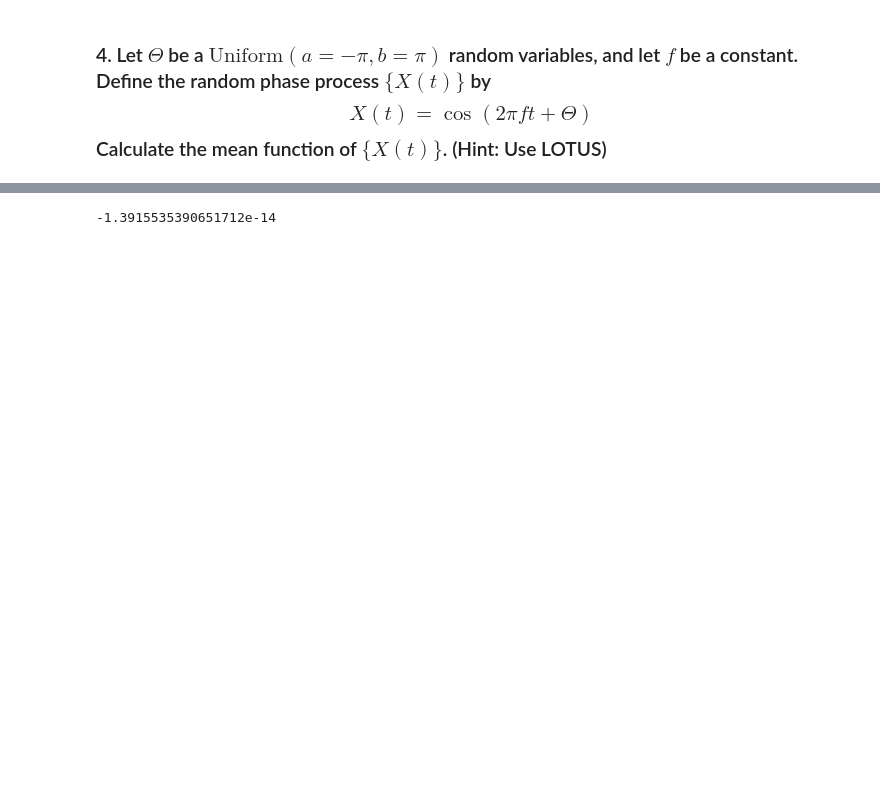
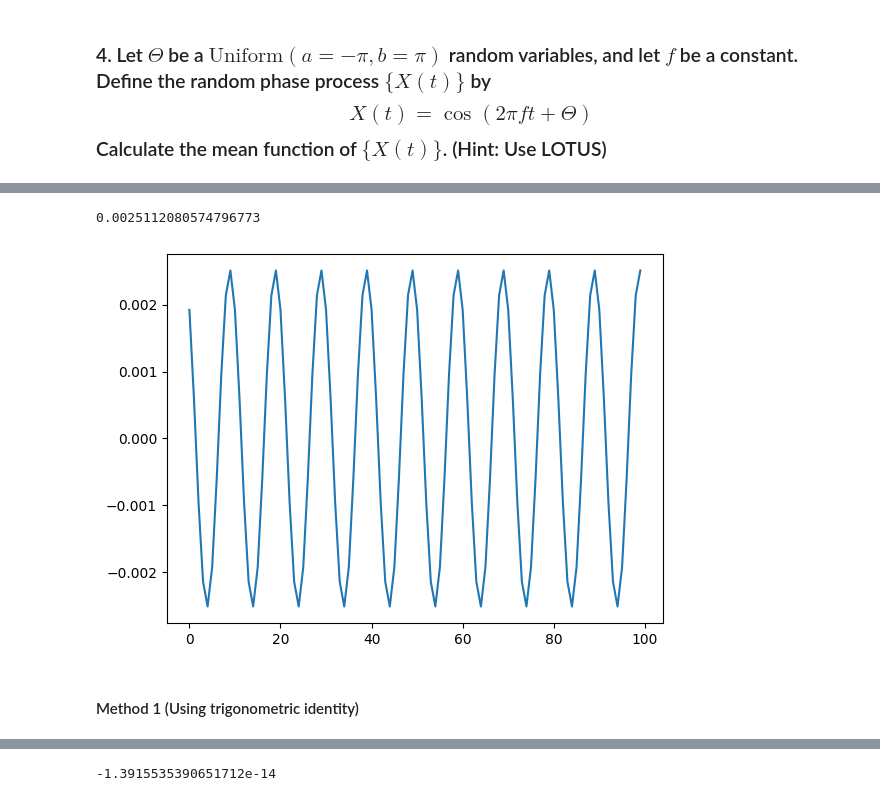
Before and after one commit to yjtek/math, a Jupyter notebook: Section 4: Random Processes/50. Mean Function/questions.ipynb, the cells around one changed output, grey strips where cells are left out. Saved outputs shown, nothing was run; the diff lists cells and outputs as text; code cells hidden in the pictures; blank space fills up the shorter version.

```diff
--- a/Section 4: Random Processes/50. Mean Function/questions.ipynb
+++ b/Section 4: Random Processes/50. Mean Function/questions.ipynb
@@ -30,3 +53,14 @@ $$\begin{align}
+# %%
+THETA = np.random.uniform(-np.pi, np.pi, size=10_000)
+tvals = np.arange(-5,5,0.1)
+
+instantiations = np.array([np.cos((2 * np.pi * tvals) + theta) for theta in THETA])
+plt.plot(np.arange(0, len(tvals), 1), np.mean(instantiations, axis=0))
+# %% [output]
+0.0025112080574796773
+[figure, added]
+# %% [markdown]
+#### Method 1 (Using trigonometric identity)
 # %% [markdown]
 - First, notice that since $f$ and $t$ are constants for a given $t$, the expectation for $X(t)$ can be simplified
 
```
Also changed, not shown: parts of 7 cells of this notebook, 4 other files.
